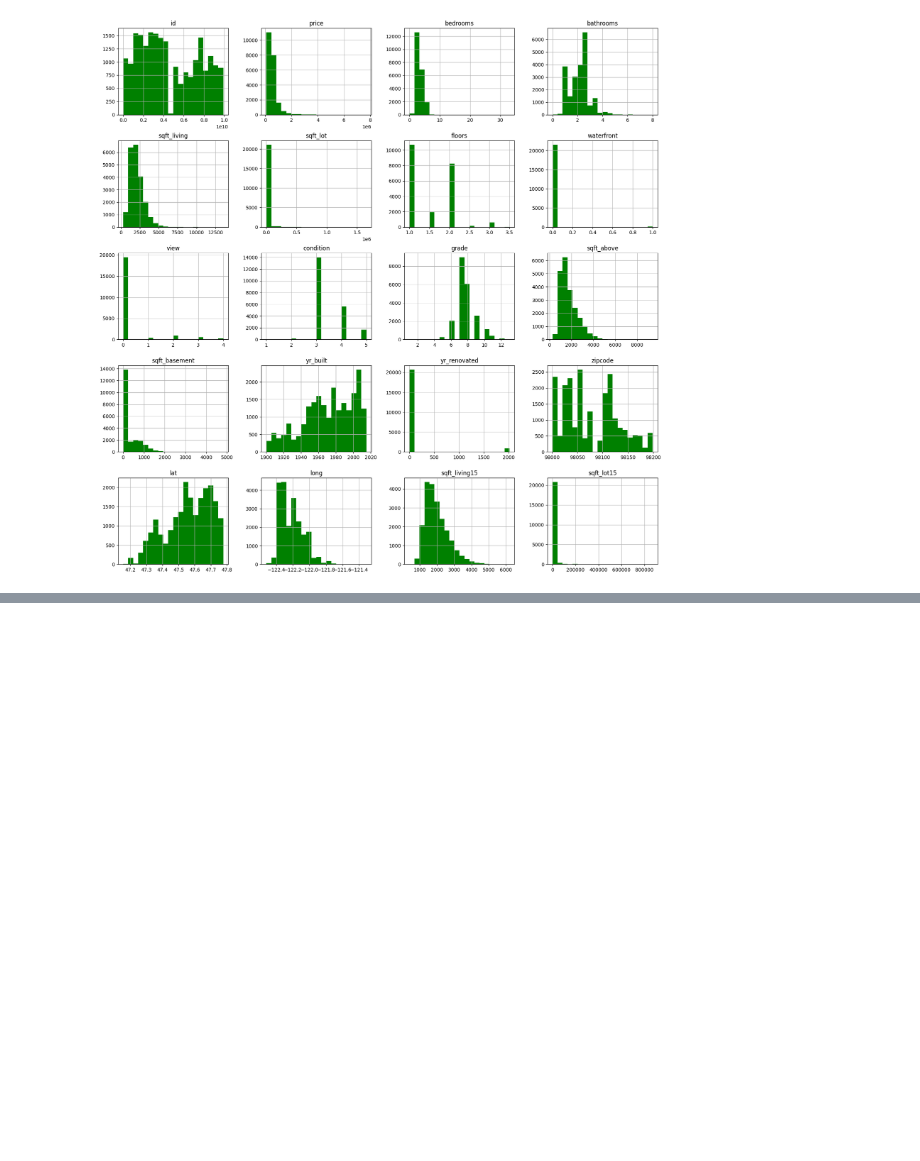
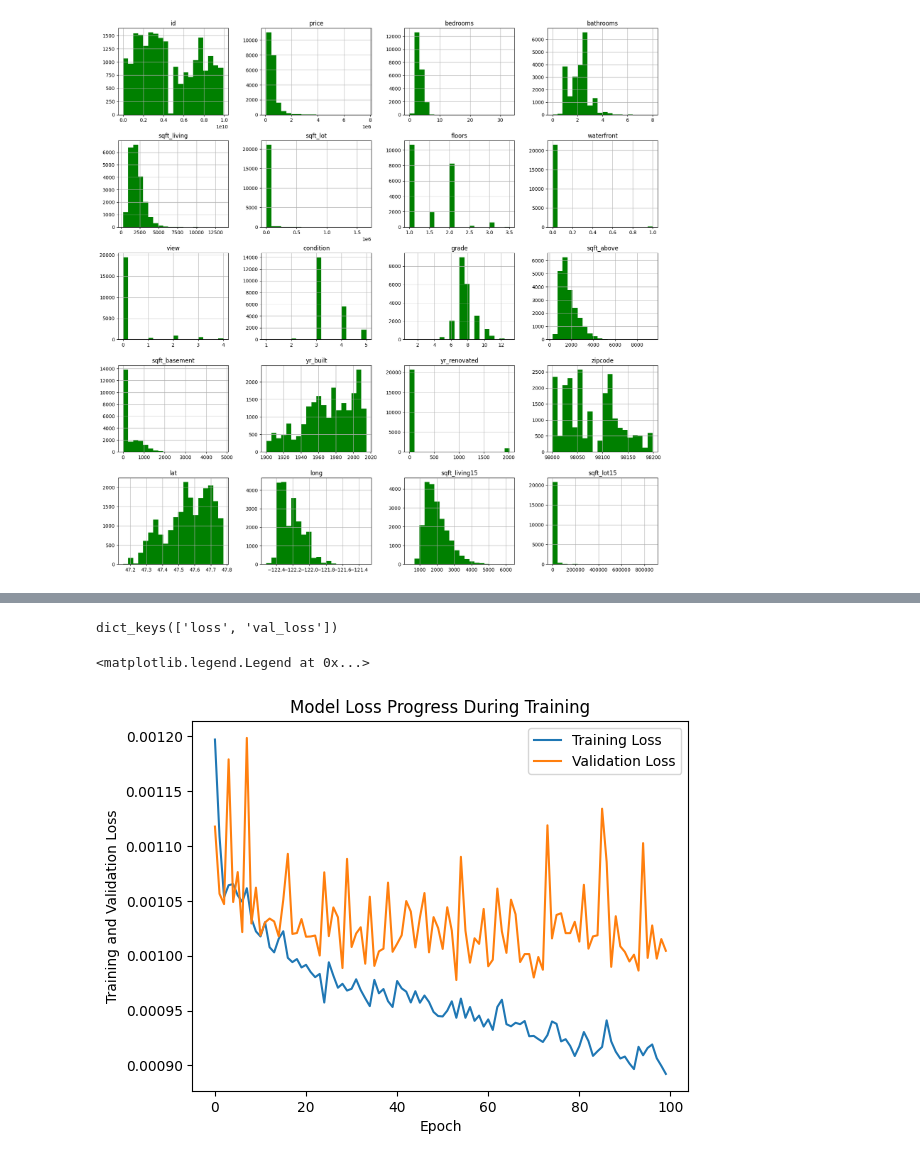
Before and after one commit to i0dheerajdileep/house-price-prediction-ml, a Jupyter notebook: houseprice.ipynb, the cells around one changed output, grey strips where cells are left out. Drawn from its saved outputs; the diff is of its cells as text; code cells hidden in the pictures; blank space fills up the shorter version.

Commit message:
model 1 done , input shape 7

```diff
--- a/houseprice.ipynb
+++ b/houseprice.ipynb
@@ -111,0 +187,3 @@ array([[<Axes: title={'center': 'id'}>,
+# %%
+from sklearn.model_selection import train_test_split
+X_train, X_test, y_train, y_test = train_test_split(X_scaled, y_scaled, test_size = 0.25)
@@ -111,0 +195,7 @@ array([[<Axes: title={'center': 'id'}>,
+# %%
+
+model = tf.keras.models.Sequential()
+model.add(tf.keras.layers.Dense(units=100, activation='relu', input_shape=(7, )))
+model.add(tf.keras.layers.Dense(units=100, activation='relu'))
+model.add(tf.keras.layers.Dense(units=100, activation='relu'))
+model.add(tf.keras.layers.Dense(units=1, activation='linear'))
@@ -111,0 +223,4 @@ array([[<Axes: title={'center': 'id'}>,
+# %%
+model.compile(optimizer='Adam', loss='mean_squared_error')
+# %%
+epochs_hist = model.fit(X_train, y_train, epochs = 100, batch_size = 50, validation_split = 0.2)
@@ -111,0 +245,16 @@ array([[<Axes: title={'center': 'id'}>,
+# %%
+
+epochs_hist.history.keys()
+# %% [output]
+dict_keys(['loss', 'val_loss'])
+# %%
+
+plt.plot(epochs_hist.history['loss'])
+plt.plot(epochs_hist.history['val_loss'])
+plt.title('Model Loss Progress During Training')
+plt.xlabel('Epoch')
+plt.ylabel('Training and Validation Loss')
+plt.legend(['Training Loss', 'Validation Loss'])
+# %% [output]
+<matplotlib.legend.Legend at 0x...>
+[figure, added]
```
Also changed, not shown: parts of 15 cells of this notebook.
